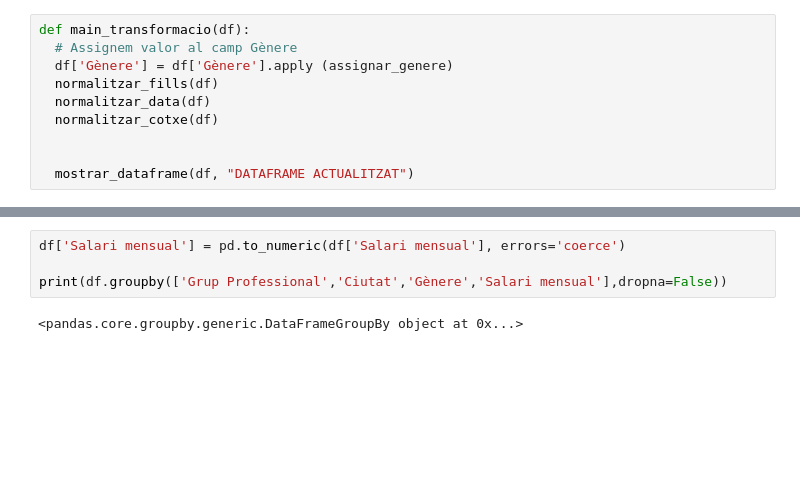
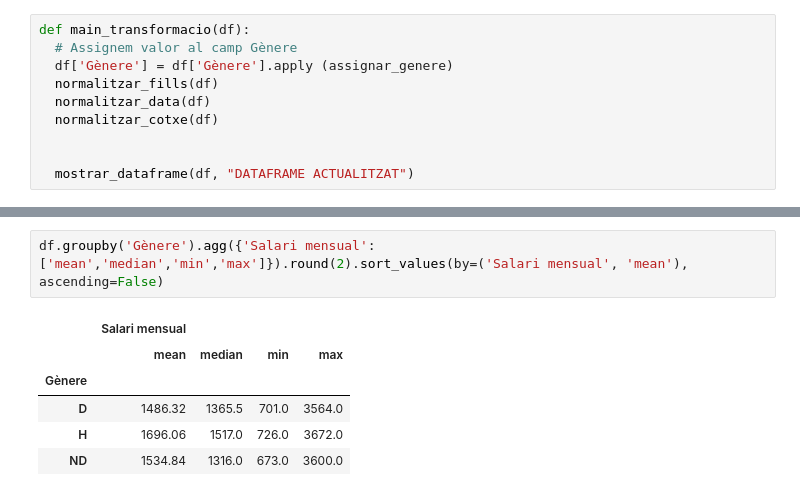
Before and after one commit to roser740/Data-Analytics, a Jupyter notebook: TASQUES S8/TS8_01_roser_carrera.ipynb, the cells around one changed output, grey strips where cells are left out. Drawn from its saved outputs; the diff is of its cells as text; blank space fills up the shorter version.

```diff
--- a/TASQUES S8/TS8_01_roser_carrera.ipynb
+++ b/TASQUES S8/TS8_01_roser_carrera.ipynb
@@ -789,9 +818,12 @@ DATAFRAME ACTUALITZAT
 | 1000 | Sara | Serra | 90585882A | Espanya | Tarragona | 28.0 | 5.0 | ... |
 | 651 | Kasper | Pettersen | 62042563B | Noruega | Oslo | 11.0 | 5.0 | ... |
 989 rows × 18 columns
-# %%
-df['Salari mensual'] = pd.to_numeric(df['Salari mensual'], errors='coerce')
-
-print(df.groupby(['Grup Professional','Ciutat','Gènere','Salari mensual'],dropna=False))
-# %% [output]
-<pandas.core.groupby.generic.DataFrameGroupBy object at 0x...>
+# %%
+df.groupby('Gènere').agg({'Salari mensual':['mean','median','min','max']}).round(2).sort_values(by=('Salari mensual', 'mean'), ascending=False)
+# %% [output]
+|  | Salari mensual |  |  |  |
+|  | mean | median | min | max |
+| Gènere |  |  |  |  |
+| D | 1486.32 | 1365.5 | 701.0 | 3564.0 |
+| H | 1696.06 | 1517.0 | 726.0 | 3672.0 |
+| ND | 1534.84 | 1316.0 | 673.0 | 3600.0 |
```
Also changed, not shown: parts of 8 cells of this notebook.
